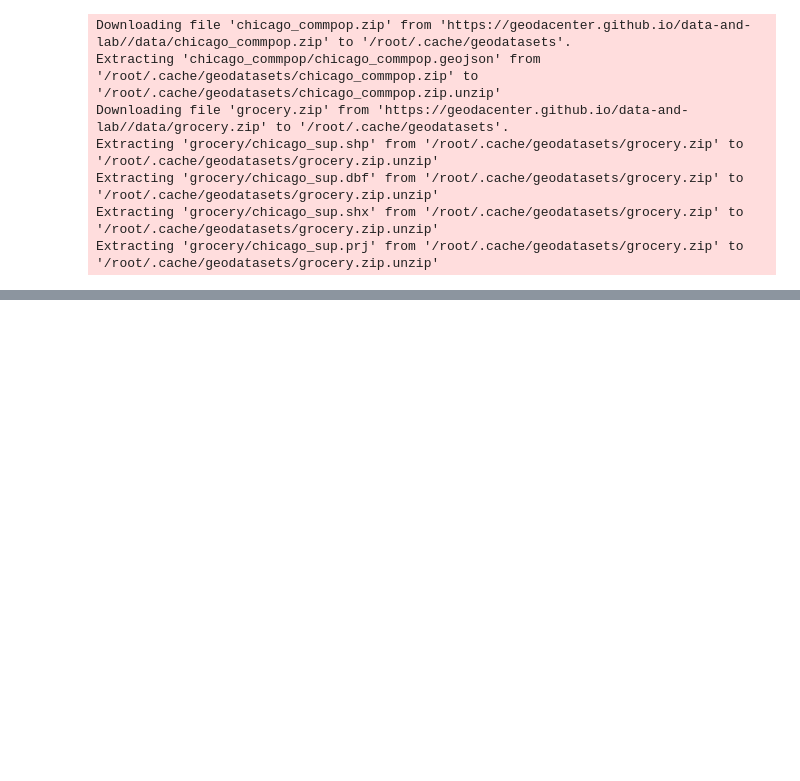
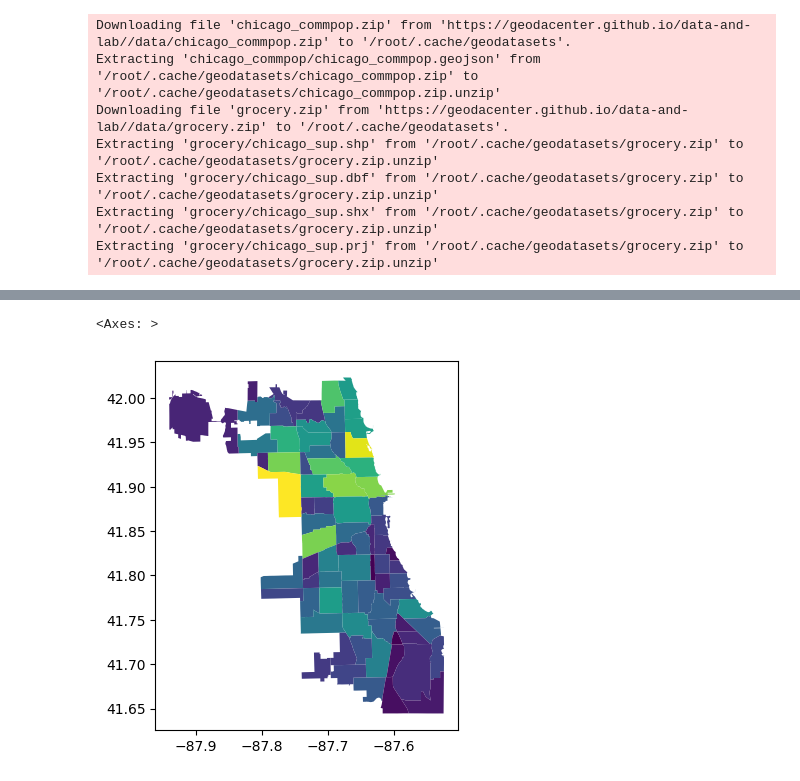
Before and after one commit to BimalGhimire38/Extra_Python_Stuffs, a Jupyter notebook: Creating_Maps_with_Geopandas.ipynb, the cells around one changed output, grey strips where cells are left out. Cells and saved outputs as stored; diff of their text form; code cells hidden in the pictures; blank space fills up the shorter version.

```diff
--- a/Creating_Maps_with_Geopandas.ipynb
+++ b/Creating_Maps_with_Geopandas.ipynb
@@ -43,0 +53,5 @@ chicago.head()
+# %%
+chicago.plot(column='POP2010')
+# %% [output]
+<Axes: >
+[figure, added]
```
Also changed, not shown: parts of 4 cells of this notebook.
